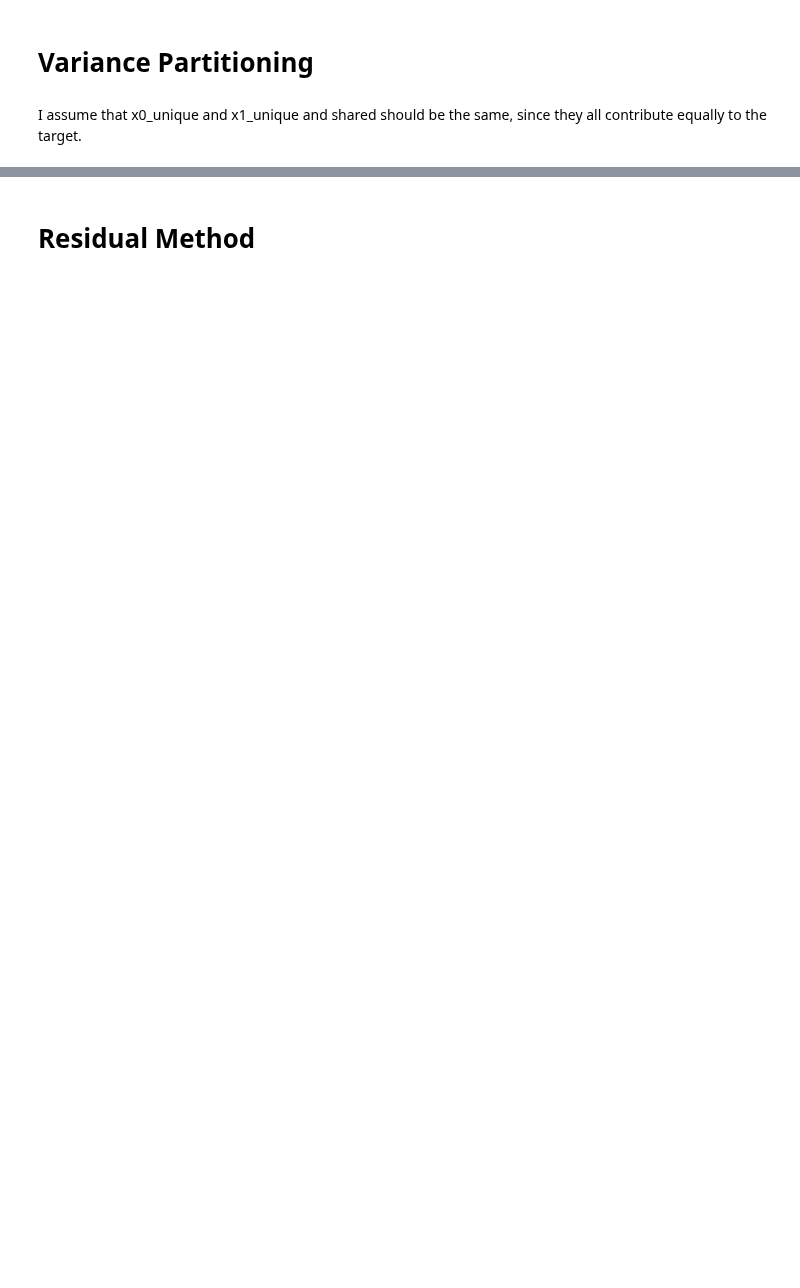
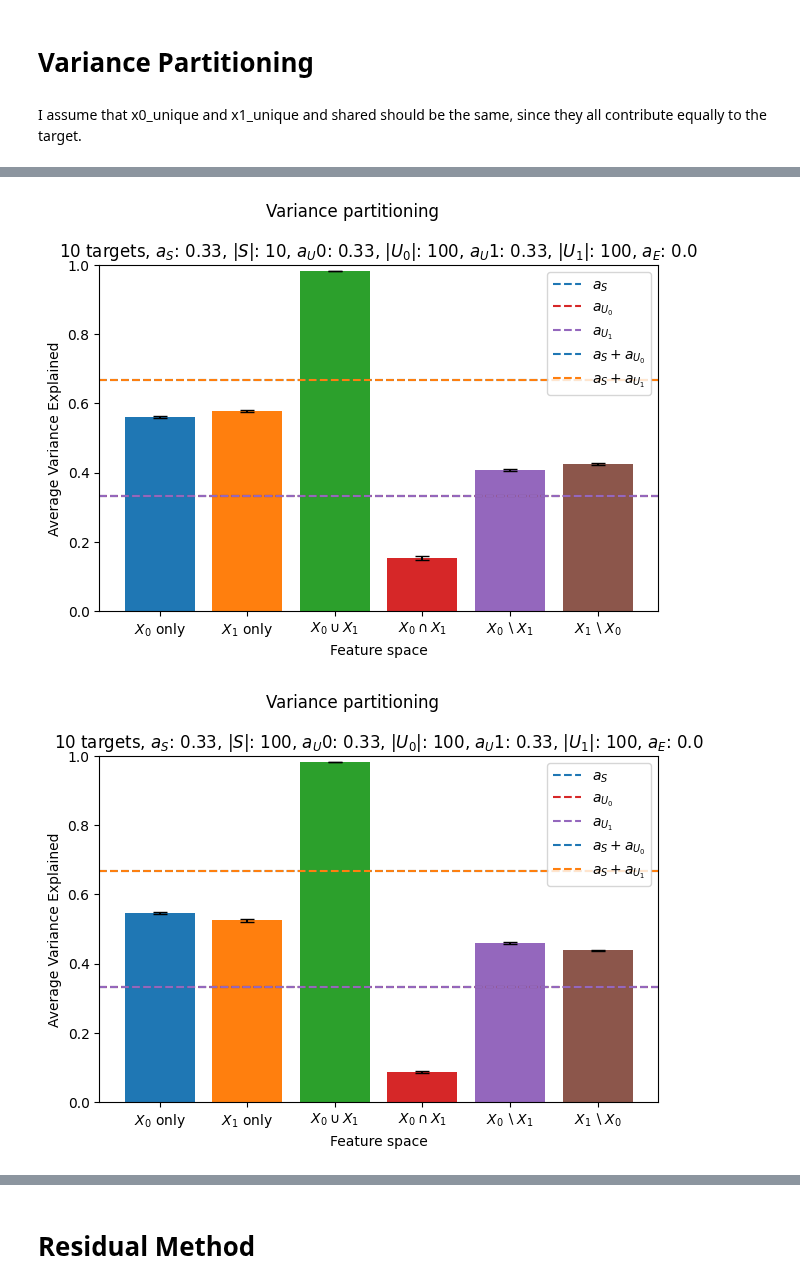
Before and after one commit to leo-schultheiss/compare_variance_residual, a Jupyter notebook: compare_variance_residual/simulated/sanity_checks.ipynb, the cells around one changed output, grey strips where cells are left out. Cells and saved outputs as stored; diff of their text form; code cells hidden in the pictures; blank space fills up the shorter version.

```diff
--- a/compare_variance_residual/simulated/sanity_checks.ipynb
+++ b/compare_variance_residual/simulated/sanity_checks.ipynb
@@ -40,0 +88,16 @@ plt.show()
+# %%
+for shared_dimension in [10, 100, 1000]:
+    dimensions = feature_space_dimensions.copy()
+    dimensions[0] = shared_dimension
+
+    n_samples_train = 2 * sum(dimensions)
+
+    (Xs_train, Xs_test, Y_train, Y_test) = generate_dataset(dimensions, scalars, n_targets, n_samples_train,
+                                                            n_samples_test, noise)
+    (score_0, score_1, joint_score, shared, x0_unique, x1_unique) = variance_partitioning(Xs_train, Xs_test, Y_train,
+                                                                                          Y_test, cv=cv)
+    errorbar(score_0, score_1, joint_score, shared, x0_unique, x1_unique, dimensions, scalars, n_targets,
+             n_samples_train, n_samples_test, noise)
+# %% [output]
+[figure, added]
+[figure, added]
```
Also changed, not shown: parts of 10 cells of this notebook, 3 other files.
